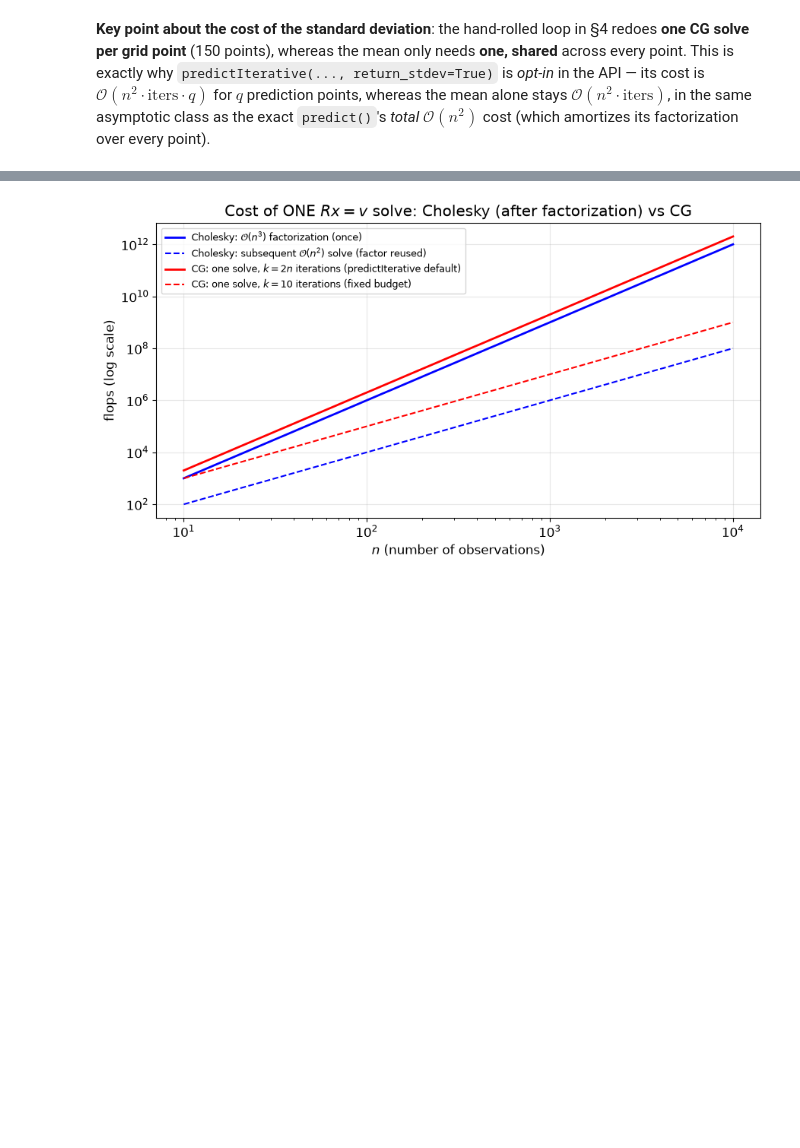
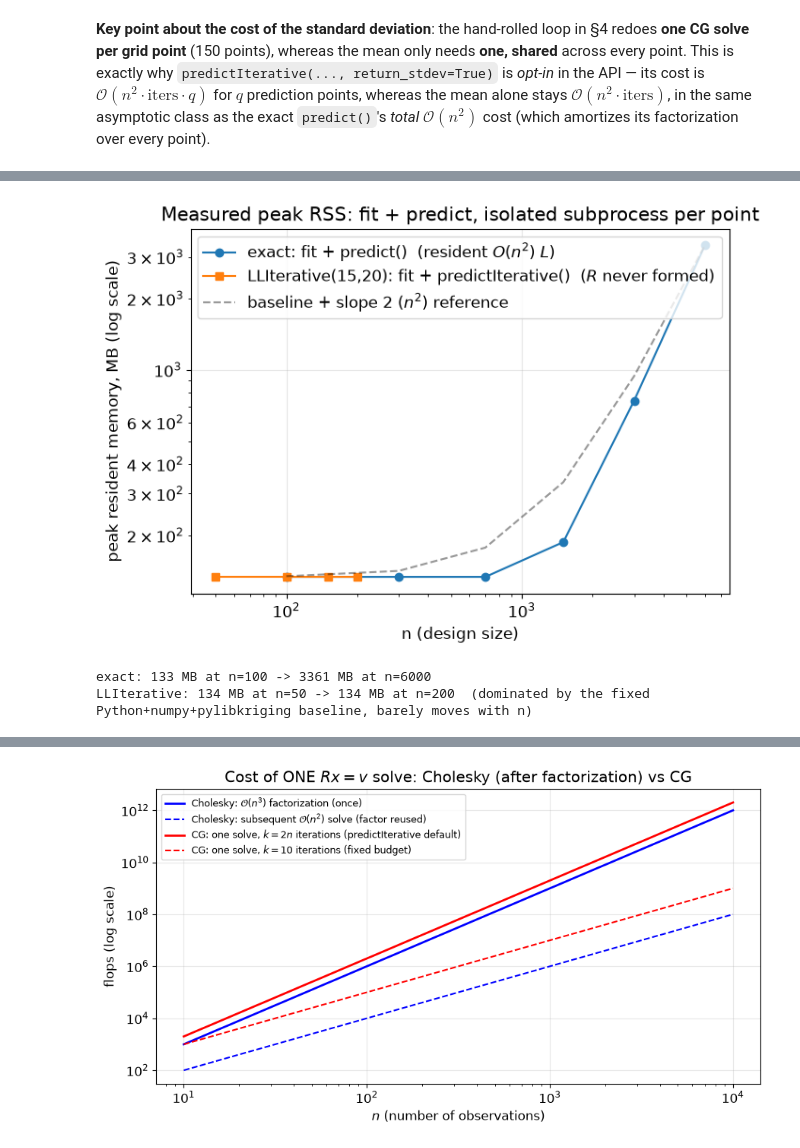
Before and after one commit to libKriging/libKriging, a Jupyter notebook: docs/math/predictiterative_vs_cholesky.ipynb, the cells around one changed output, grey strips where cells are left out. Saved outputs shown, nothing was run; the diff lists cells and outputs as text; code cells hidden in the pictures; blank space fills up the shorter version.

```diff
--- a/docs/math/predictiterative_vs_cholesky.ipynb
+++ b/docs/math/predictiterative_vs_cholesky.ipynb
@@ -283,0 +367,25 @@ Beyond this $n=6$ example, let's compare the two theoretical costs:
+# %%
+fig, ax = plt.subplots(figsize=(7, 5))
+ax.loglog(n_values_exact, mem_exact, 'o-', label='exact: fit + predict()  (resident $O(n^2)$ $L$)')
+ax.loglog(n_values_iter, mem_iter, 's-',
+          label=f'LLIterative({m_fixed},{precond_rank}): fit + predictIterative()  ($R$ never formed)')
+
+n_arr = np.array(n_values_exact, dtype=float)
+baseline = min(mem_exact[0], mem_iter[0])
+ax.loglog(n_arr, baseline + (mem_exact[-1] - baseline) * (n_arr / n_arr[-1])**2,
+          'k--', alpha=0.4, label=r'baseline + slope 2 ($n^2$) reference')
+
+ax.set_xlabel('n (design size)')
+ax.set_ylabel('peak resident memory, MB (log scale)')
+ax.set_title('Measured peak RSS: fit + predict, isolated subprocess per point')
+ax.legend()
+plt.tight_layout()
+plt.show()
+
+print(f'exact: {mem_exact[0]:.0f} MB at n={n_values_exact[0]} -> {mem_exact[-1]:.0f} MB at n={n_values_exact[-1]}')
+print(f'LLIterative: {mem_iter[0]:.0f} MB at n={n_values_iter[0]} -> {mem_iter[-1]:.0f} MB at n={n_values_iter[-1]}'
+      f'  (dominated by the fixed Python+numpy+pylibkriging baseline, barely moves with n)')
+# %% [output]
+[figure, added]
+exact: 133 MB at n=100 -> 3361 MB at n=6000
+LLIterative: 134 MB at n=50 -> 134 MB at n=200  (dominated by the fixed Python+numpy+pylibkriging baseline, barely moves with n)
```
Also changed, not shown: parts of 6 cells of this notebook, 1 other file.
